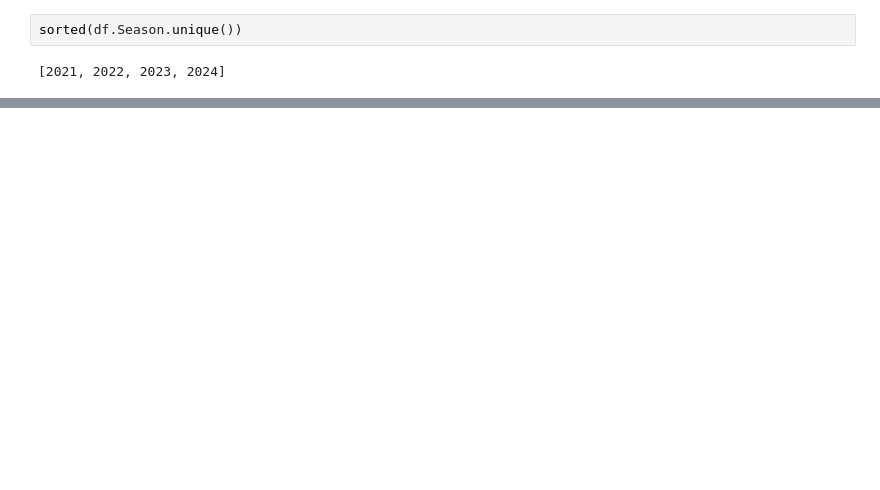
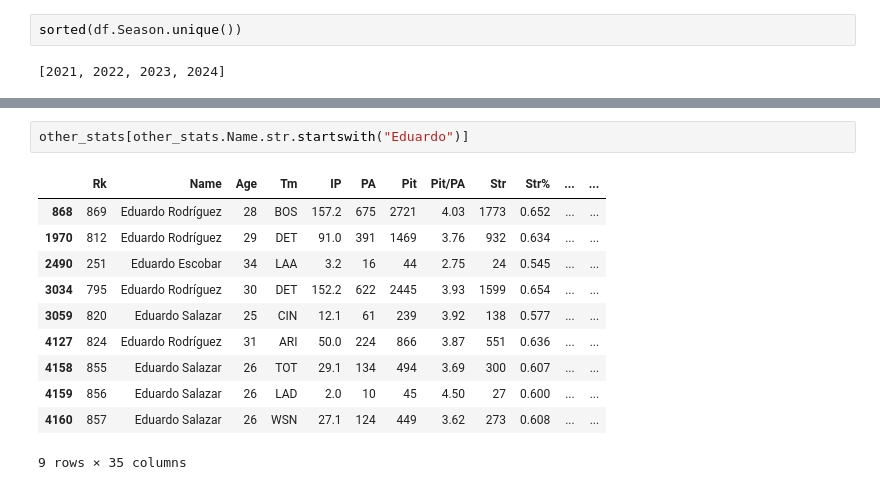
Before and after one commit to loganthomas/mlb-pitcher-xK, a Jupyter notebook: notebooks/scratch.ipynb, the cells around one changed output, grey strips where cells are left out. Cells and saved outputs as stored; diff of their text form; blank space fills up the shorter version.

```diff
--- a/notebooks/scratch.ipynb
+++ b/notebooks/scratch.ipynb
@@ -317,0 +375,14 @@ results = []
+# %%
+other_stats[other_stats.Name.str.startswith("Eduardo")]
+# %% [output]
+|  | Rk | Name | Age | Tm | IP | PA | Pit | Pit/PA | Str | Str% | ... | ... |
+| 868 | 869 | Eduardo Rodríguez | 28 | BOS | 157.2 | 675 | 2721 | 4.03 | 1773 | 0.652 | ... | ... |
+| 1970 | 812 | Eduardo Rodríguez | 29 | DET | 91.0 | 391 | 1469 | 3.76 | 932 | 0.634 | ... | ... |
+| 2490 | 251 | Eduardo Escobar | 34 | LAA | 3.2 | 16 | 44 | 2.75 | 24 | 0.545 | ... | ... |
+| 3034 | 795 | Eduardo Rodríguez | 30 | DET | 152.2 | 622 | 2445 | 3.93 | 1599 | 0.654 | ... | ... |
+| 3059 | 820 | Eduardo Salazar | 25 | CIN | 12.1 | 61 | 239 | 3.92 | 138 | 0.577 | ... | ... |
+| 4127 | 824 | Eduardo Rodríguez | 31 | ARI | 50.0 | 224 | 866 | 3.87 | 551 | 0.636 | ... | ... |
+| 4158 | 855 | Eduardo Salazar | 26 | TOT | 29.1 | 134 | 494 | 3.69 | 300 | 0.607 | ... | ... |
+| 4159 | 856 | Eduardo Salazar | 26 | LAD | 2.0 | 10 | 45 | 4.50 | 27 | 0.600 | ... | ... |
+| 4160 | 857 | Eduardo Salazar | 26 | WSN | 27.1 | 124 | 449 | 3.62 | 273 | 0.608 | ... | ... |
+9 rows × 35 columns
```
Also changed, not shown: parts of 15 cells of this notebook, 6 other files.
